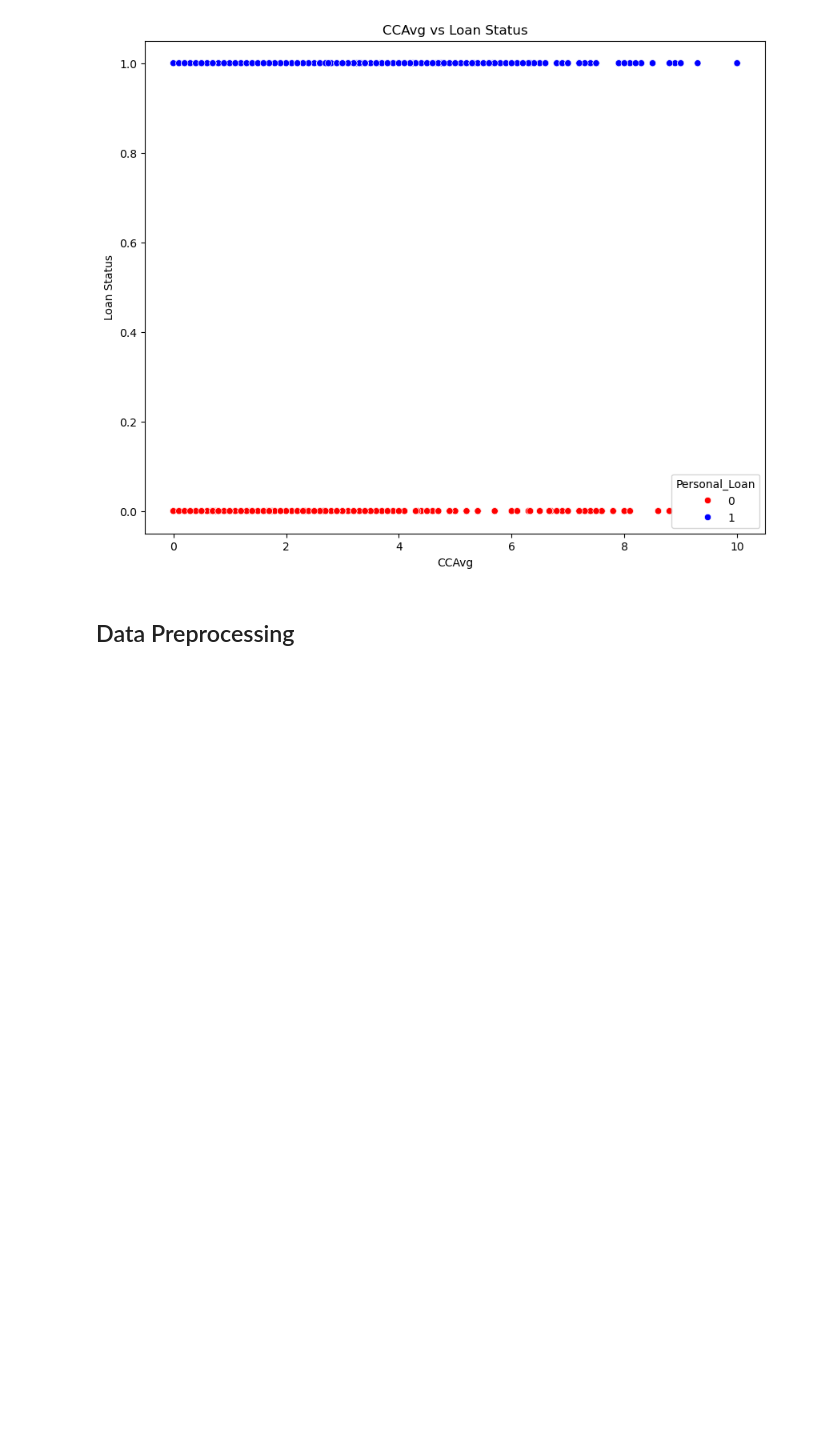
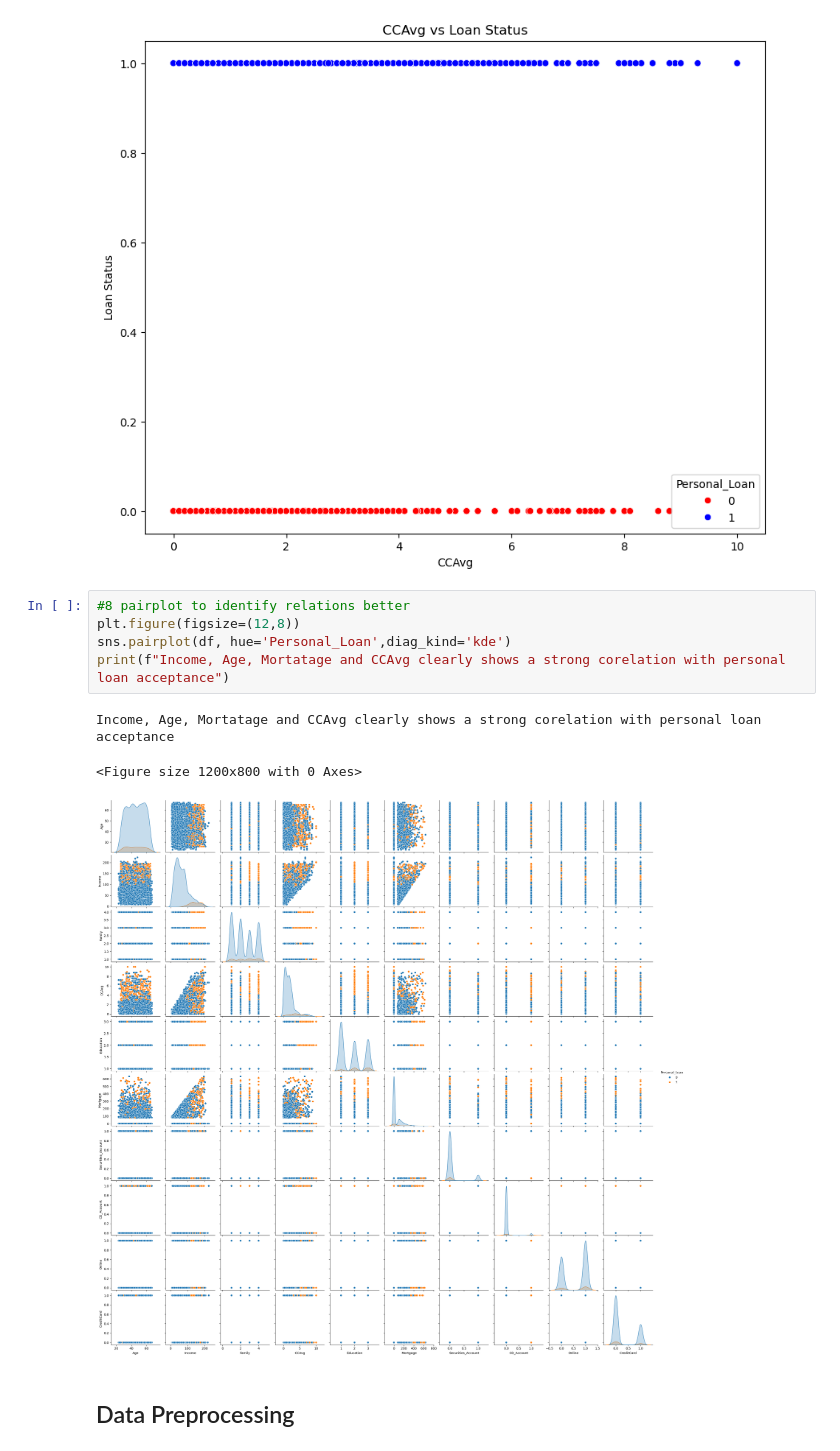
Before and after one commit to ravitejagunty/ml-projects, a Jupyter notebook: second-project/AIML_ML_Project_full_code_notebook.ipynb, the cells around one changed output. Cells and saved outputs as stored; diff of their text form; blank space fills up the shorter version.

```diff
--- a/second-project/AIML_ML_Project_full_code_notebook.ipynb
+++ b/second-project/AIML_ML_Project_full_code_notebook.ipynb
@@ -236,6 +238,15 @@ plt.show()
 ***How does a customer's interest in purchasing a loan vary with their CCAvg?***
 b. Customers who accepted personal loan have an average credit card amount of 3.91k
 [figure]
+# %%
+#8 pairplot to identify relations better
+plt.figure(figsize=(12,8))
+sns.pairplot(df, hue='Personal_Loan',diag_kind='kde')
+print(f"Income, Age, Mortatage and CCAvg clearly shows a strong corelation with personal loan acceptance")
+# %% [output]
+Income, Age, Mortatage and CCAvg clearly shows a strong corelation with personal loan acceptance
+<Figure size 1200x800 with 0 Axes>
+[figure, added]
 # %% [markdown]
 ## Data Preprocessing
 # %% [markdown]
```
Also changed, not shown: parts of 7 cells of this notebook.
